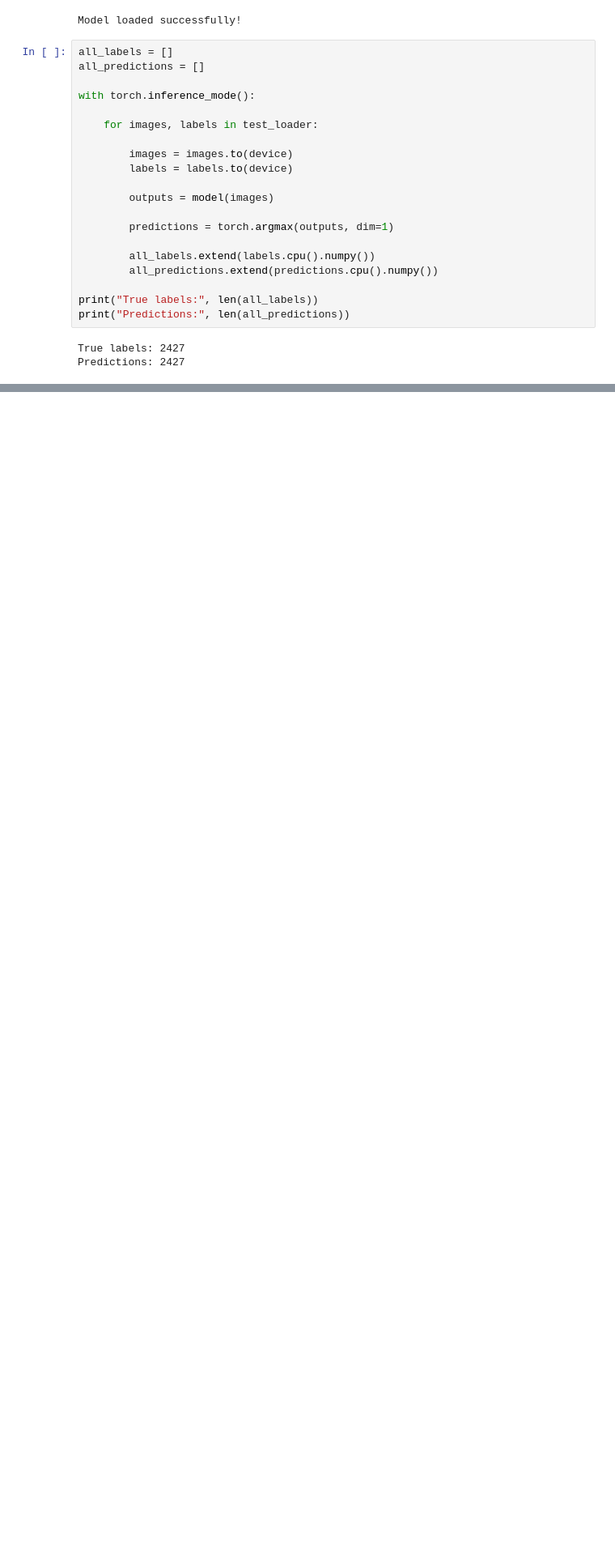
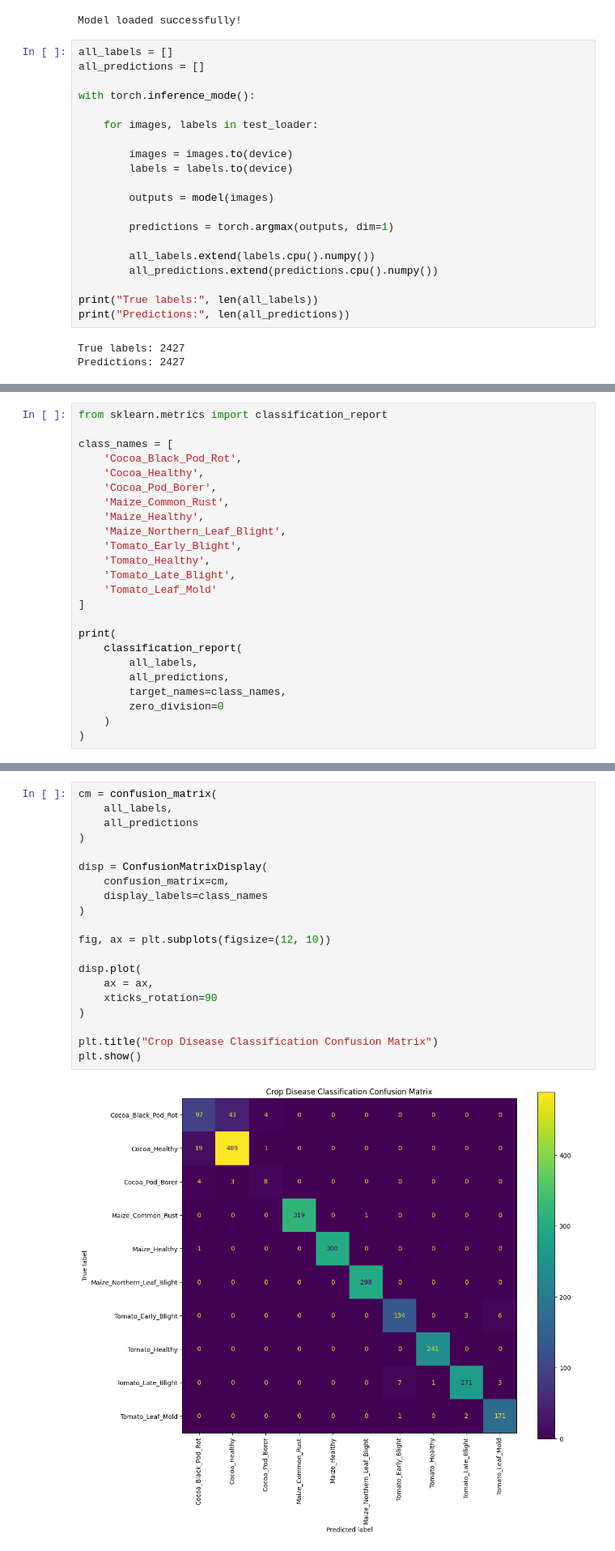
Before and after one commit to KekeliIsHere/GreenPulse, a Jupyter notebook: notebooks/evaluation.ipynb, the cells around one changed output, grey strips where cells are left out. Shown at 81% size. Drawn from its saved outputs; the diff is of its cells as text; blank space fills up the shorter version.

```diff
--- a/notebooks/evaluation.ipynb
+++ b/notebooks/evaluation.ipynb
@@ -139,0 +220,24 @@ Predictions: 2427
+# %%
+from sklearn.metrics import classification_report
+
+class_names = [
+    'Cocoa_Black_Pod_Rot',
+    'Cocoa_Healthy',
+    'Cocoa_Pod_Borer',
+    'Maize_Common_Rust',
+    'Maize_Healthy',
+    'Maize_Northern_Leaf_Blight',
+    'Tomato_Early_Blight',
+    'Tomato_Healthy',
+    'Tomato_Late_Blight',
+    'Tomato_Leaf_Mold'
+]
+
+print(
+    classification_report(
+        all_labels,
+        all_predictions,
+        target_names=class_names,
+        zero_division=0
+    )
+)
@@ -139,0 +286,22 @@ Predictions: 2427
+# %%
+cm = confusion_matrix(
+    all_labels,
+    all_predictions
+)
+
+disp = ConfusionMatrixDisplay(
+    confusion_matrix=cm,
+    display_labels=class_names
+)
+
+fig, ax = plt.subplots(figsize=(12, 10))
+
+disp.plot(
+    ax = ax,
+    xticks_rotation=90
+)
+
+plt.title("Crop Disease Classification Confusion Matrix")
+plt.show()
+# %% [output]
+[figure, added]
```
Also changed, not shown: parts of 35 cells of this notebook.
